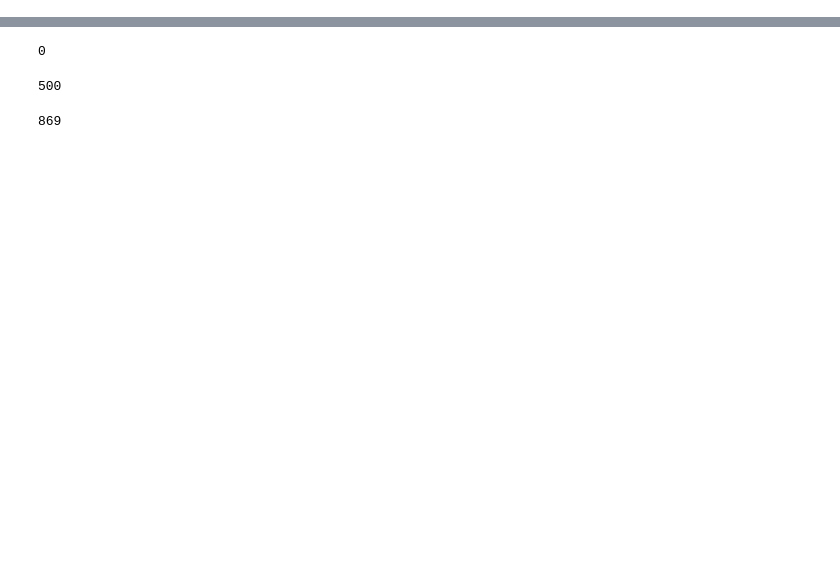
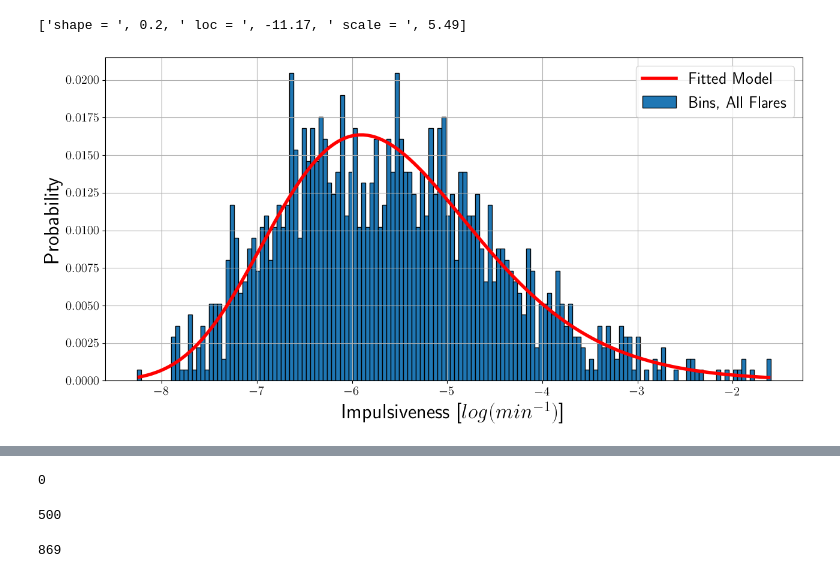
Before and after one commit to coletamburri2112/imp_dev, a Jupyter notebook: fit_imp_distribution_relative.ipynb, the cells around one changed output, grey strips where cells are left out. Drawn from its saved outputs; the diff is of its cells as text; code cells hidden in the pictures; blank space fills up the shorter version.

```diff
--- a/fit_imp_distribution_relative.ipynb
+++ b/fit_imp_distribution_relative.ipynb
@@ -14,0 +92,19 @@ plt.rcParams['font.sans-serif'] = ['Tahoma']
+# %%
+hist = np.histogram(all_imp_nonan,bins=edges)
+hist_dist = scipy.stats.rv_histogram(hist)
+
+data = all_imp_nonan
+shape, loc, scale= stats.lognorm.fit(data)
+print(['shape = ',round(shape,2),' loc = ',round(loc,2),' scale = ',round(scale,2)])
+lognorm = stats.lognorm.pdf(edges[0:-1],shape,loc,scale)
+fig,ax = plt.subplots(figsize=(15,7))
+ax.bar(edges[0:-1],h[0]/sum(h[0]),label='Bins, All Flares',width=(edges[1]-edges[0]),edgecolor='black')
+ax.plot(edges[0:-1],(lognorm/np.nansum(lognorm)),label='Fitted Model',color='red',linewidth=4)
+ax.legend(fontsize=20)
+ax.grid()
+ax.set_ylabel('Probability',fontsize=25)
+ax.set_xlabel('Impulsiveness [$log(min^{-1})$]',fontsize=25)
+ax.tick_params(labelsize=15)
+# %% [output]
+['shape = ', 0.2, ' loc = ', -11.17, ' scale = ', 5.49]
+[figure, added]
```
Also changed, not shown: parts of 60 cells of this notebook.
